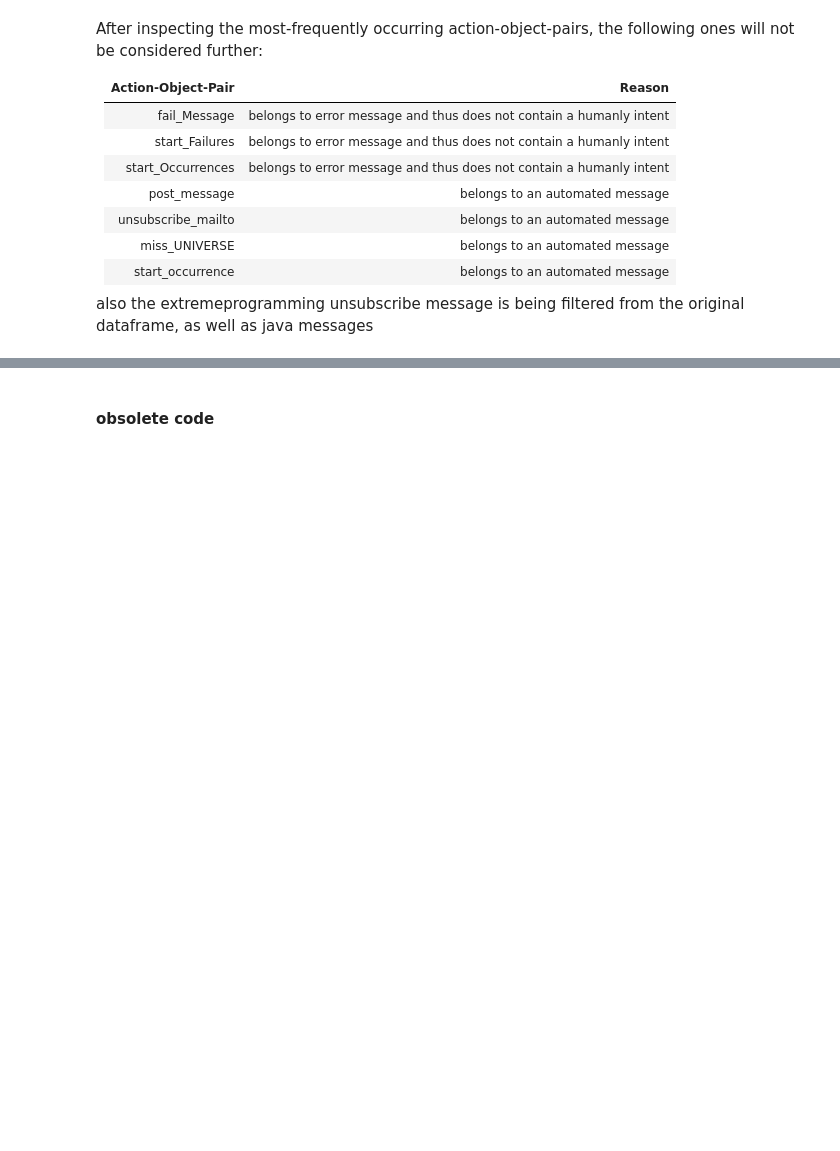
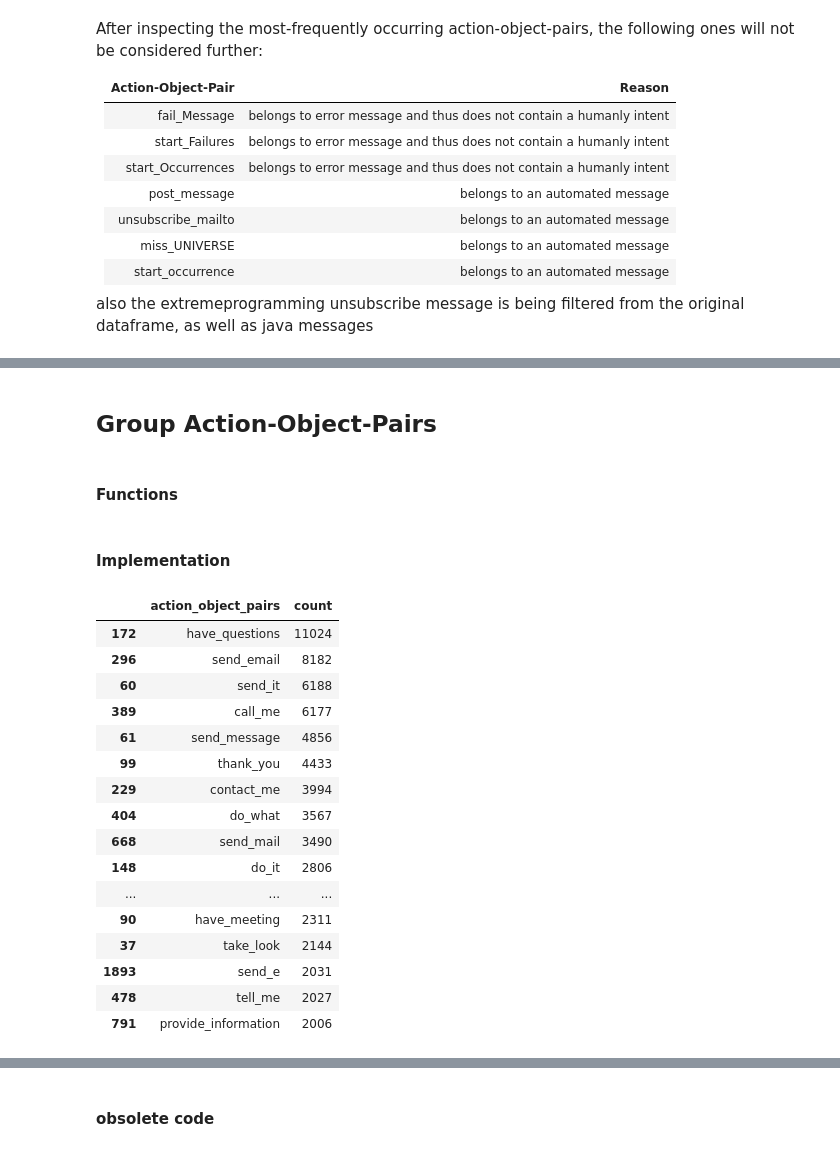
Before and after one commit to padeck/ma_workspace, a Jupyter notebook: 02_Intent_Extraction/01_heuristics/03_filter_action_object_pairs.ipynb, the cells around one changed output, grey strips where cells are left out. Drawn from its saved outputs; the diff is of its cells as text; code cells hidden in the pictures; blank space fills up the shorter version.

```diff
--- a/02_Intent_Extraction/01_heuristics/03_filter_action_object_pairs.ipynb
+++ b/02_Intent_Extraction/01_heuristics/03_filter_action_object_pairs.ipynb
@@ -148,0 +168,4 @@ df_filtered.to_parquet('../../data/processed/targets/avocado_train_targets_explo
+# %% [markdown]
+## Group Action-Object-Pairs
+# %% [markdown]
+#### Functions
@@ -148,0 +316,2 @@ df_filtered.to_parquet('../../data/processed/targets/avocado_train_targets_explo
+# %% [markdown]
+#### Implementation
@@ -148,0 +321,21 @@ df_filtered.to_parquet('../../data/processed/targets/avocado_train_targets_explo
+# %%
+df_grouped = get_distinct_words_df(df_filtered)
+df_grouped.head(20)
+# %% [output]
+|  | action_object_pairs | count |
+| 172 | have_questions | 11024 |
+| 296 | send_email | 8182 |
+| 60 | send_it | 6188 |
+| 389 | call_me | 6177 |
+| 61 | send_message | 4856 |
+| 99 | thank_you | 4433 |
+| 229 | contact_me | 3994 |
+| 404 | do_what | 3567 |
+| 668 | send_mail | 3490 |
+| 148 | do_it | 2806 |
+| ... | ... | ... |
+| 90 | have_meeting | 2311 |
+| 37 | take_look | 2144 |
+| 1893 | send_e | 2031 |
+| 478 | tell_me | 2027 |
+| 791 | provide_information | 2006 |
```
Also changed, not shown: parts of 33 cells of this notebook.
